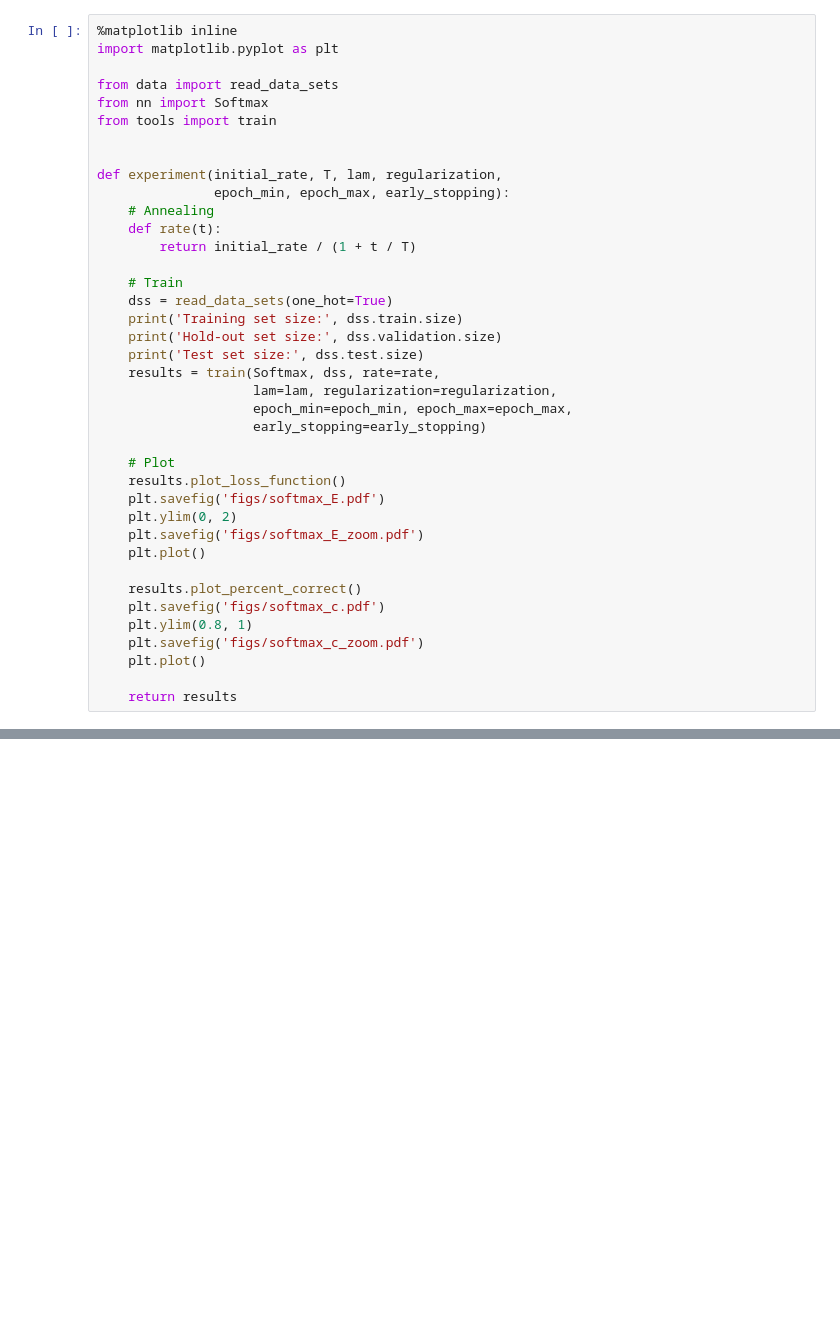
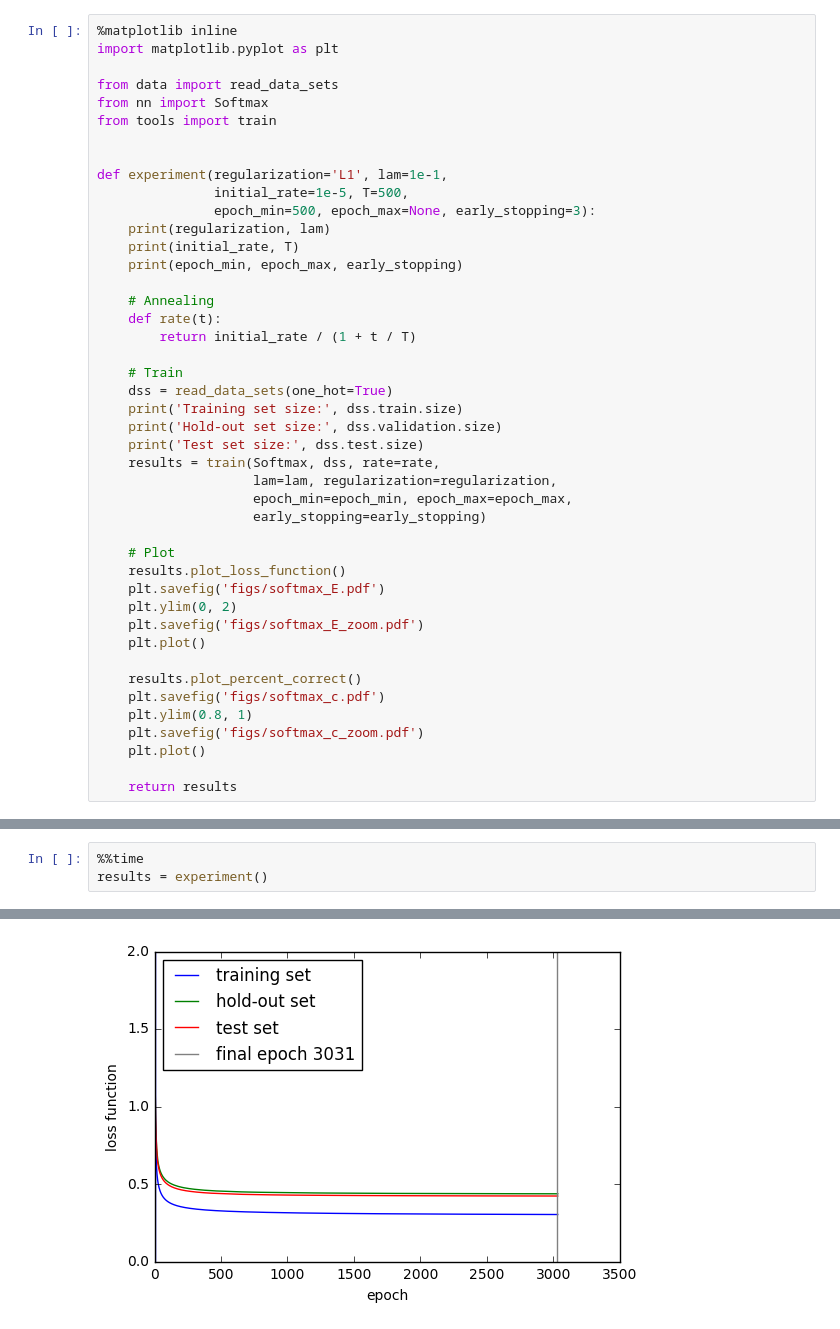
Before and after one commit to qobilidop/CSE-253-PA, a Jupyter notebook: 1/softmax.ipynb, the cells around one changed output, grey strips where cells are left out. Drawn from its saved outputs; the diff is of its cells as text; blank space fills up the shorter version.

```diff
--- a/1/softmax.ipynb
+++ b/1/softmax.ipynb
@@ -9,8 +9,13 @@ from nn import Softmax
 from tools import train
 
 
-def experiment(initial_rate, T, lam, regularization,
-               epoch_min, epoch_max, early_stopping):
+def experiment(regularization='L1', lam=1e-1,
+               initial_rate=1e-5, T=500,
+               epoch_min=500, epoch_max=None, early_stopping=3):
+    print(regularization, lam)
+    print(initial_rate, T)
+    print(epoch_min, epoch_max, early_stopping)
+
     # Annealing
     def rate(t):
         return initial_rate / (1 + t / T)
@@ -56,0 +47,4 @@ Wall time: 5min 16s
+# %%
+%%time
+results = experiment()
+# %% [output]
@@ -56,0 +59 @@ Wall time: 5min 16s
+[figure, added]
```
Also changed, not shown: parts of 3 cells of this notebook, 2 other files.
